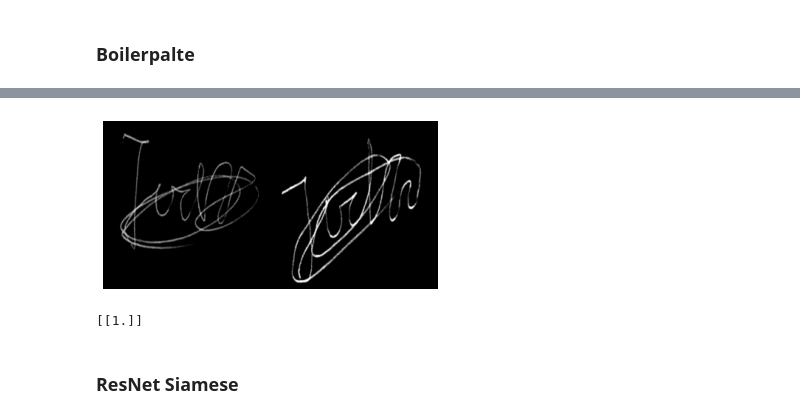
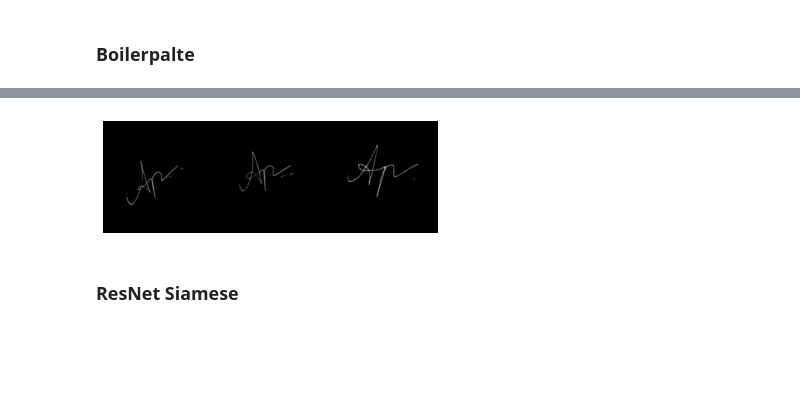
Before and after one commit to care1e55/signature_similarity, a Jupyter notebook: signature_similarity.ipynb, the cells around one changed output, grey strips where cells are left out. Drawn from its saved outputs; the diff is of its cells as text; code cells hidden in the pictures; blank space fills up the shorter version.

```diff
--- a/signature_similarity.ipynb
+++ b/signature_similarity.ipynb
@@ -60,8 +60,8 @@ class Config():
 # %%
-training_dir="./data/combined_dataset/combined"
-training_csv="./data/combined_dataset/train_data.csv"
-testing_csv="./data/combined_dataset/test_data.csv"
-testing_dir="./data/combined_dataset/combined"
+training_dir = "./data/combined_dataset/combined"
+testing_dir = "./data/combined_dataset/combined"
+training_csv="./data/combined_dataset/train_triplet_data.csv"
+testing_csv="./data/combined_dataset/test_triplet_data.csv"
 
 # training_dir="./sign_data/sign_data/train"
 # training_csv="./sign_data/sign_data/train_data.csv"
@@ -149,17 +173,16 @@ siamese_dataset = SiameseNetworkDataset(training_csv,training_dir,transform=tran
 # %%
 vis_dataloader = DataLoader(siamese_dataset,
                         shuffle=True,
                         batch_size=1)
 dataiter = iter(vis_dataloader)
 
 
 example_batch = next(dataiter)
-concatenated = torch.cat((example_batch[0],example_batch[1]),0)
+concatenated = torch.cat((example_batch[0], example_batch[1], example_batch[2]),0)
 imshow(torchvision.utils.make_grid(concatenated))
-print(example_batch[2].numpy())
+# print(example_batch[2].numpy())
 # %% [output]
-[figure, old version]
+[figure, new version]
-[[1.]]
 # %% [markdown]
 ### ResNet Siamese
 # %%
```
Also changed, not shown: parts of 15 cells of this notebook, 1 other file.
